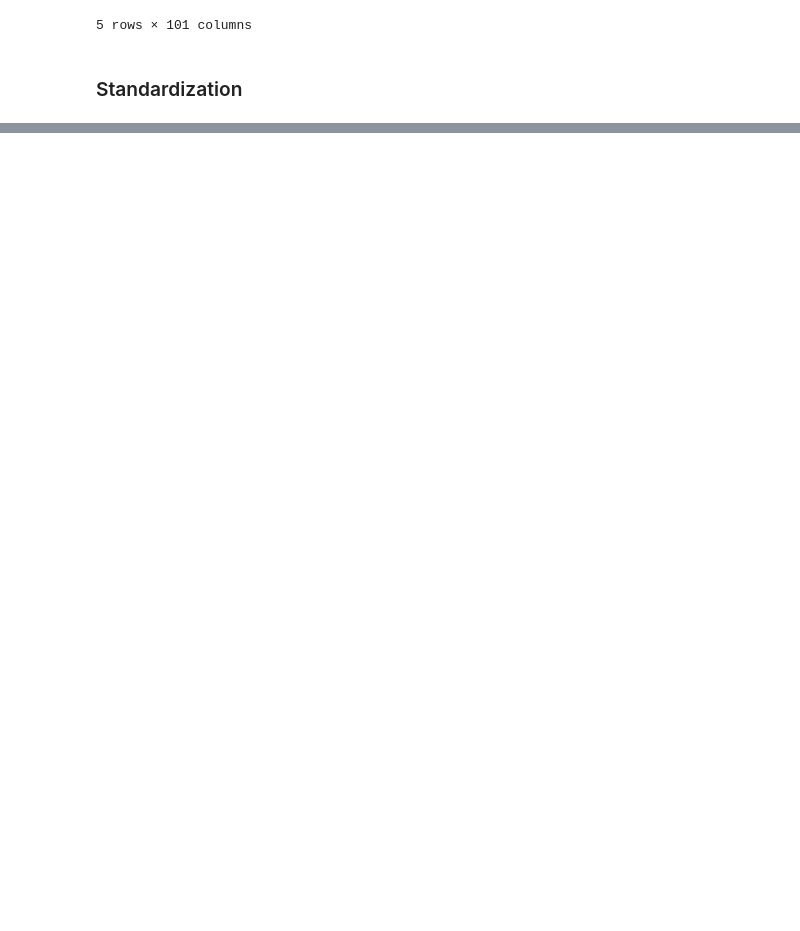
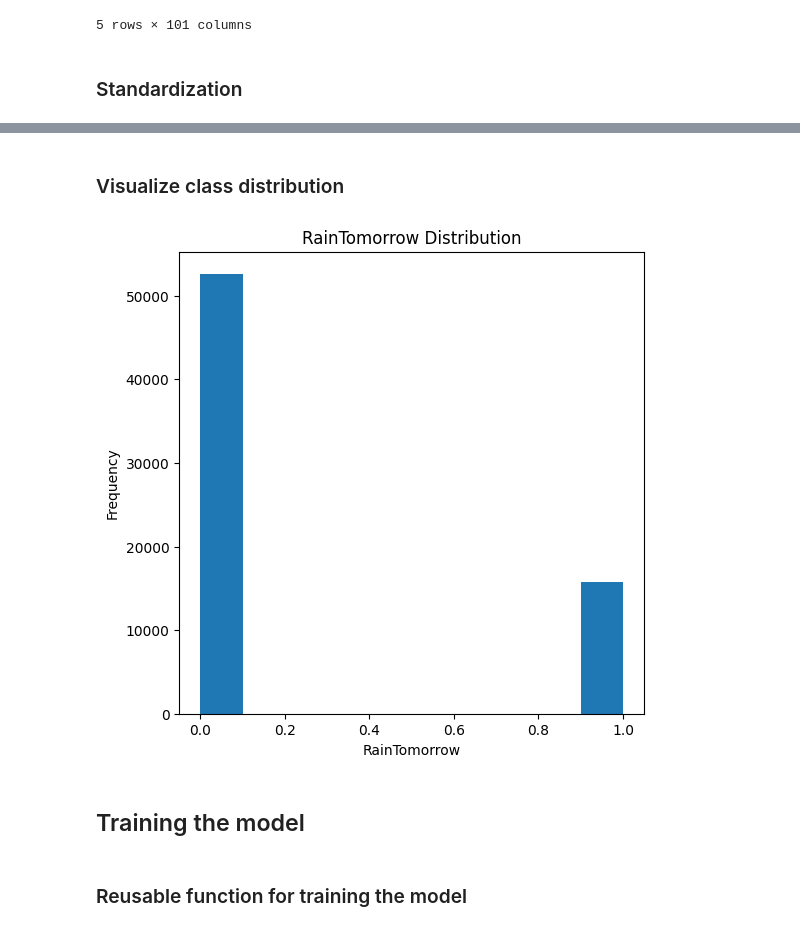
Before and after one commit to CodeWhizHamza/ML-lab13, a Jupyter notebook: lab-13-feature-engineering-selection.ipynb, the cells around one changed output, grey strips where cells are left out. Saved outputs shown, nothing was run; the diff lists cells and outputs as text; code cells hidden in the pictures; blank space fills up the shorter version.

```diff
--- a/lab-13-feature-engineering-selection.ipynb
+++ b/lab-13-feature-engineering-selection.ipynb
@@ -630,0 +695,10 @@ from sklearn.preprocessing import StandardScaler
+# %%
+highly_correlated_features = []
+correlation_matrix = dataset[numerical_columns].corr()
+for i in range(len(correlation_matrix.columns)):
+    for j in range(i):
+        if abs(correlation_matrix.iloc[i, j]) > 0.85:
+            colname = correlation_matrix.columns[i]
+            highly_correlated_features.append(colname)
+
+highly_correlated_features
@@ -630,0 +712,3 @@ from sklearn.preprocessing import StandardScaler
+# %%
+dataset = dataset.drop(columns=highly_correlated_features)
+dataset.head()
@@ -630,0 +794,6 @@ from sklearn.preprocessing import StandardScaler
+# %%
+# select the best features
+X_org = dataset[selected_features]
+y_org = dataset['RainTomorrow']
+
+X_org.head()
@@ -630,0 +808,15 @@ from sklearn.preprocessing import StandardScaler
+# %% [markdown]
+### Visualize class distribution
+# %%
+plt.figure(figsize=(6, 6))
+plt.hist(y_org)
+plt.xlabel('RainTomorrow')
+plt.ylabel('Frequency')
+plt.title('RainTomorrow Distribution')
+plt.show()
+# %% [output]
+[figure, added]
+# %% [markdown]
+## Training the model
+# %% [markdown]
+### Reusable function for training the model
```
Also changed, not shown: parts of 44 cells of this notebook, 5 other files.
